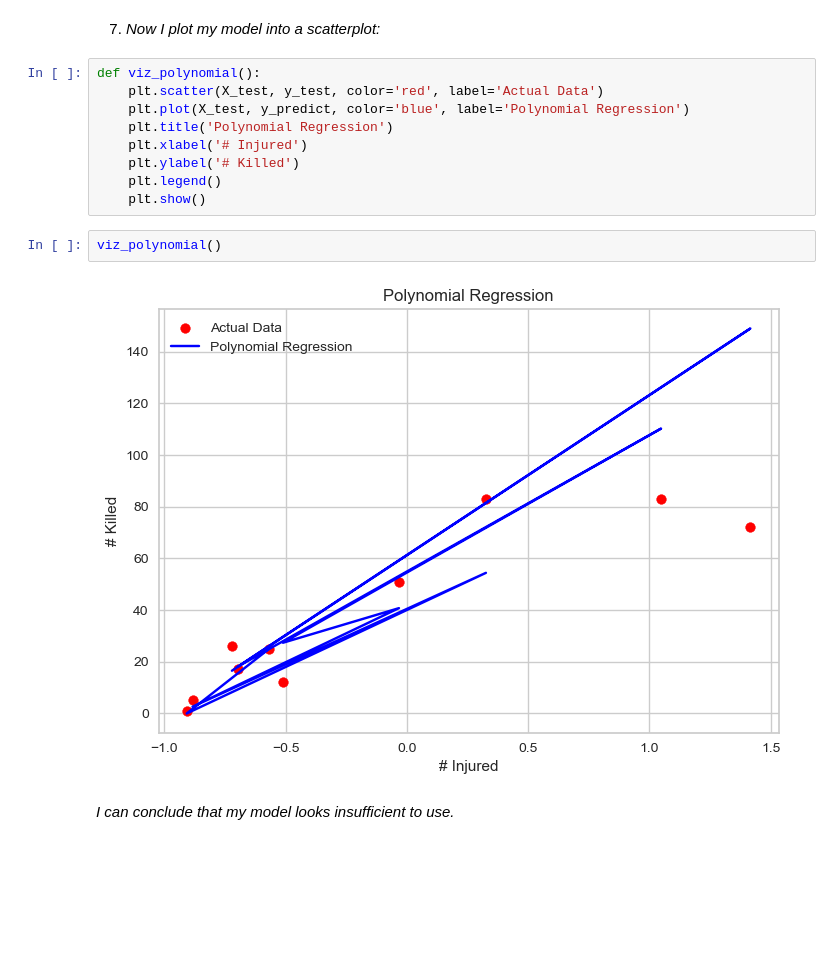
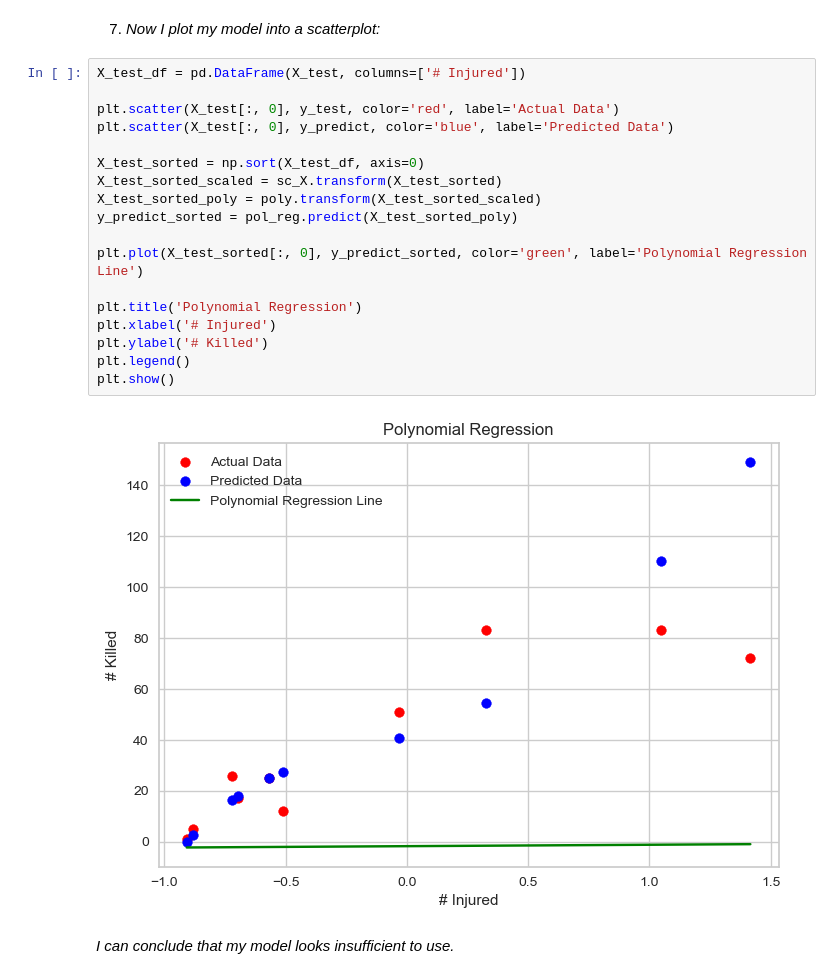
Before and after one commit to AhmadAlkaseb/BI, a Jupyter notebook: MiniProjekt 5/BI_School_Shootings_USA_Modeling_Oct2024.ipynb, the cells around one changed output. Cells and saved outputs as stored; diff of their text form; blank space fills up the shorter version.

```diff
--- a/MiniProjekt 5/BI_School_Shootings_USA_Modeling_Oct2024.ipynb
+++ b/MiniProjekt 5/BI_School_Shootings_USA_Modeling_Oct2024.ipynb
@@ -569,19 +591,26 @@ LinearRegression()
 y_predict = pol_reg.predict(X_test_poly)
 # %% [markdown]
 7) *Now I plot my model into a scatterplot:*
-# %%
-def viz_polynomial():
-    plt.scatter(X_test, y_test, color='red', label='Actual Data')
-    plt.plot(X_test, y_predict, color='blue', label='Polynomial Regression')
-    plt.title('Polynomial Regression')
-    plt.xlabel('# Injured')
-    plt.ylabel('# Killed')
-    plt.legend()
-    plt.show()
-# %%
-viz_polynomial()
-# %% [output]
-[figure, removed]
+# %%
+X_test_df = pd.DataFrame(X_test, columns=['# Injured'])
+
+plt.scatter(X_test[:, 0], y_test, color='red', label='Actual Data')
+plt.scatter(X_test[:, 0], y_predict, color='blue', label='Predicted Data')
+
+X_test_sorted = np.sort(X_test_df, axis=0)
+X_test_sorted_scaled = sc_X.transform(X_test_sorted)
+X_test_sorted_poly = poly.transform(X_test_sorted_scaled)
+y_predict_sorted = pol_reg.predict(X_test_sorted_poly)
+
+plt.plot(X_test_sorted[:, 0], y_predict_sorted, color='green', label='Polynomial Regression Line')
+
+plt.title('Polynomial Regression')
+plt.xlabel('# Injured')
+plt.ylabel('# Killed')
+plt.legend()
+plt.show()
+# %% [output]
+[figure, added]
 # %% [markdown]
 *I can conclude that my model looks insufficient to use.*
 # %% [markdown]
```
Also changed, not shown: parts of 19 cells of this notebook, 13 other files.
